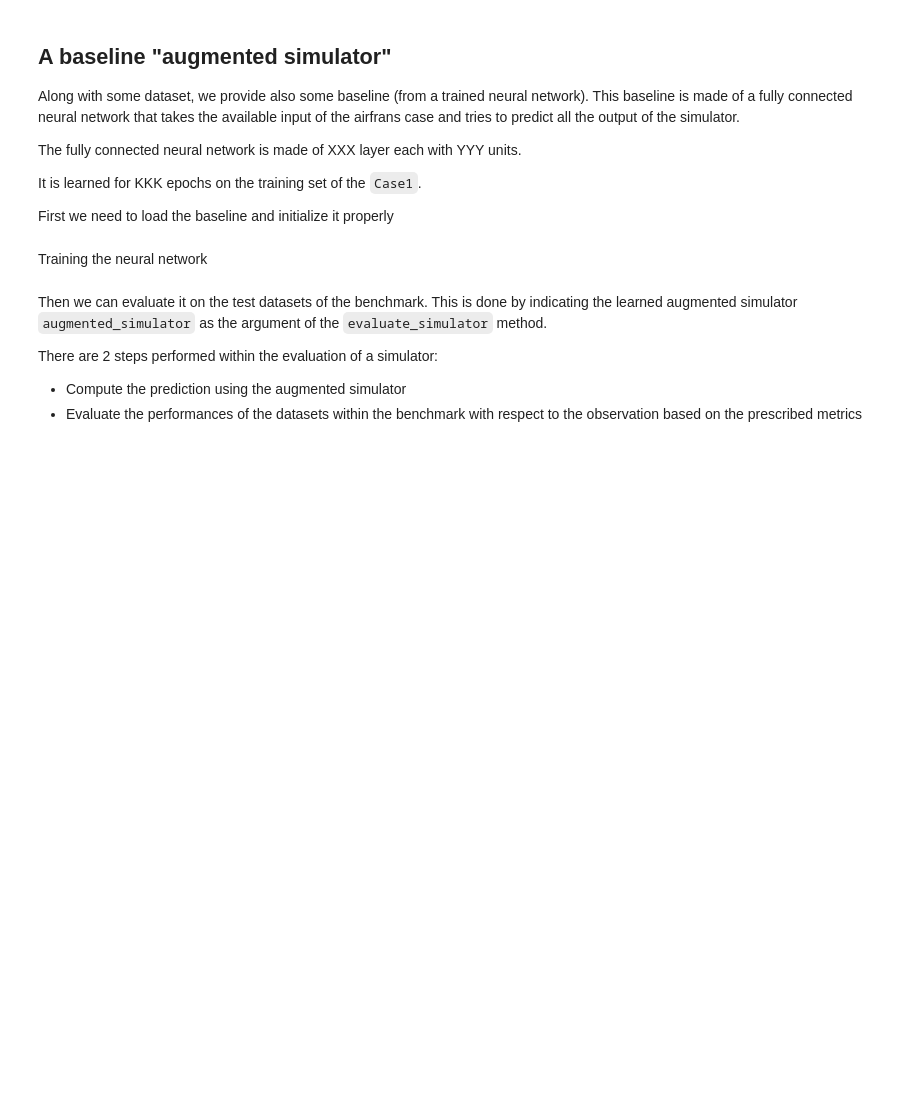
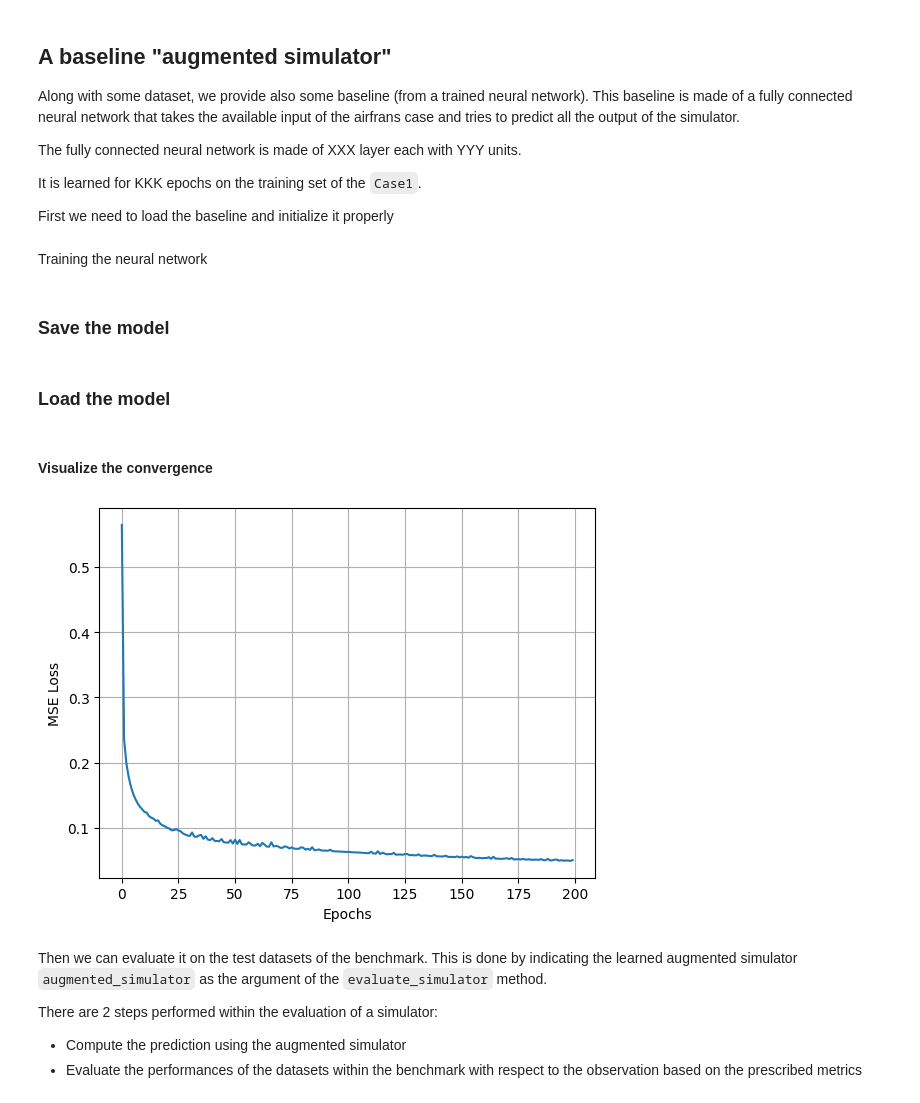
Before and after one commit to IRT-SystemX/LIPS, a Jupyter notebook: getting_started/AirfoilUsecase/02_EvaluateBaseline.ipynb, the cells around one changed output. Saved outputs shown, nothing was run; the diff lists cells and outputs as text; code cells hidden in the pictures; blank space fills up the shorter version.

```diff
--- a/getting_started/AirfoilUsecase/02_EvaluateBaseline.ipynb
+++ b/getting_started/AirfoilUsecase/02_EvaluateBaseline.ipynb
@@ -98,25 +100,34 @@ First we need to load the baseline and initialize it properly
 # %%
 from lips.augmented_simulators.torch_models.fully_connected import TorchFullyConnected
 from lips.augmented_simulators.torch_simulator import TorchSimulator
-from lips.dataset.scaler.standard_scaler_iterative import StandardScalerIterative
+#from lips.dataset.scaler.standard_scaler_iterative import StandardScalerIterative
+from lips.dataset.scaler.standard_scaler import StandardScaler
 
 
-chunk_sizes=benchmark.train_dataset.get_simulations_sizes()
-no_norm_x=benchmark.train_dataset.get_no_normalization_axis_indices()
-scalerParams={"chunk_sizes":chunk_sizes,"no_norm_x":no_norm_x}
+# chunk_sizes=benchmark.train_dataset.get_simulations_sizes()
+# no_norm_x=benchmark.train_dataset.get_no_normalization_axis_indices()
+# scalerParams={"chunk_sizes":chunk_sizes,"no_norm_x":no_norm_x}
 
 augmented_simulator = TorchSimulator(name="torch_fc",
                                      model=TorchFullyConnected,
-                                     scaler=StandardScalerIterative,
+                                     scaler=StandardScaler,#StandardScalerIterative,
                                      log_path="log_benchmark",
-                                     device="cuda:0",
+                                     device="cuda:3",
                                      bench_config_path=BENCH_CONFIG_PATH,
                                      bench_config_name=BENCHMARK_NAME,
                                      sim_config_path=SIM_CONFIG_PATH,
-                                     sim_config_name="DEFAULT",
-                                     scalerParams=scalerParams
+                                     sim_config_name="DEFAULT"
+                                     #scalerParams=scalerParams
                                     )
 # %% [markdown]
 Training the neural network
 # %%
-augmented_simulator.train(train_dataset=benchmark.train_dataset, epochs=200, train_batch_size=128000)
+augmented_simulator.train(train_dataset=benchmark.train_dataset,
+                          epochs=200,
+                          train_batch_size=128000,
+                          pin_memory=True,
+                          non_blocking=True,
+                          num_workers=16,
+                          dtype=torch.float32)
+# %% [markdown]
+### Save the model
@@ -122,0 +136,2 @@ augmented_simulator.train(train_dataset=benchmark.train_dataset, epochs=200, tra
+# %% [markdown]
+### Load the model
@@ -123,3 +140,15 @@ augmented_simulator.train(train_dataset=benchmark.train_dataset, epochs=200, tra
+# %% [markdown]
+#### Visualize the convergence
+# %%
+import matplotlib.pyplot as plt
+
+plt.plot(augmented_simulator.train_losses)
+plt.xlabel("Epochs")
+plt.ylabel("MSE Loss")
+plt.grid()
+plt.show()
+# %% [output]
+[figure, added]
 # %% [markdown]
 Then we can evaluate it on the test datasets of the benchmark. This is done by indicating the learned augmented simulator `augmented_simulator` as the argument of the `evaluate_simulator` method.
 
```
Also changed, not shown: parts of 5 cells of this notebook, 2 other files.
